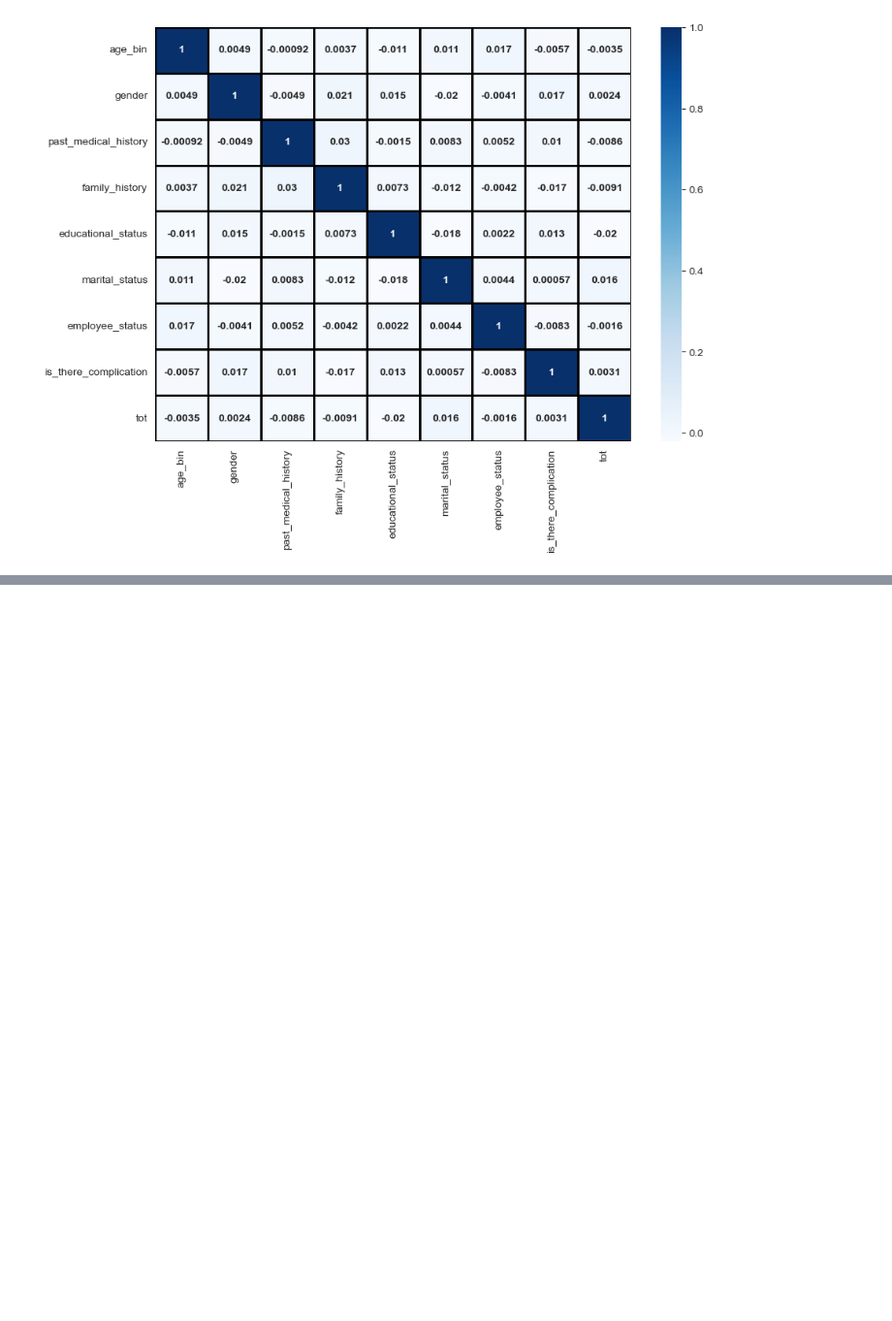
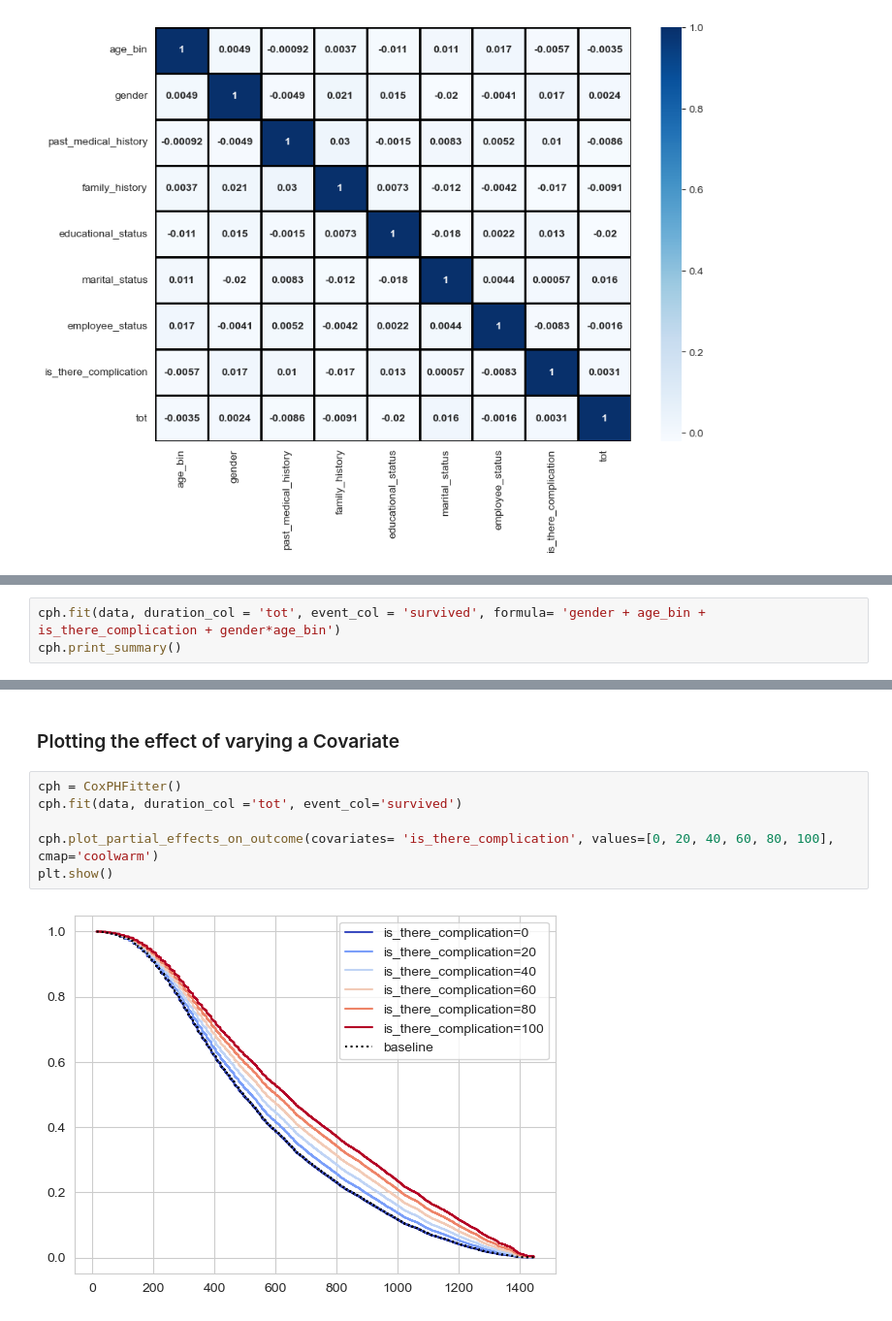
Before and after one commit to nicksv03/Survival_Analysis_BYOP, a Jupyter notebook: survival_analysis.ipynb, the cells around one changed output, grey strips where cells are left out. Shown at 97% size. Saved outputs shown, nothing was run; the diff lists cells and outputs as text; blank space fills up the shorter version.

```diff
--- a/survival_analysis.ipynb
+++ b/survival_analysis.ipynb
@@ -987,0 +1029,3 @@ plt.show()
+# %%
+cph.fit(data, duration_col = 'tot', event_col = 'survived', formula= 'gender + age_bin + is_there_complication + gender*age_bin')
+cph.print_summary()
@@ -987,0 +1050,10 @@ plt.show()
+# %% [markdown]
+### Plotting the effect of varying a Covariate
+# %%
+cph = CoxPHFitter()
+cph.fit(data, duration_col ='tot', event_col='survived')
+
+cph.plot_partial_effects_on_outcome(covariates= 'is_there_complication', values=[0, 20, 40, 60, 80, 100], cmap='coolwarm')
+plt.show()
+# %% [output]
+[figure, added]
```
Also changed, not shown: parts of 7 cells of this notebook.
